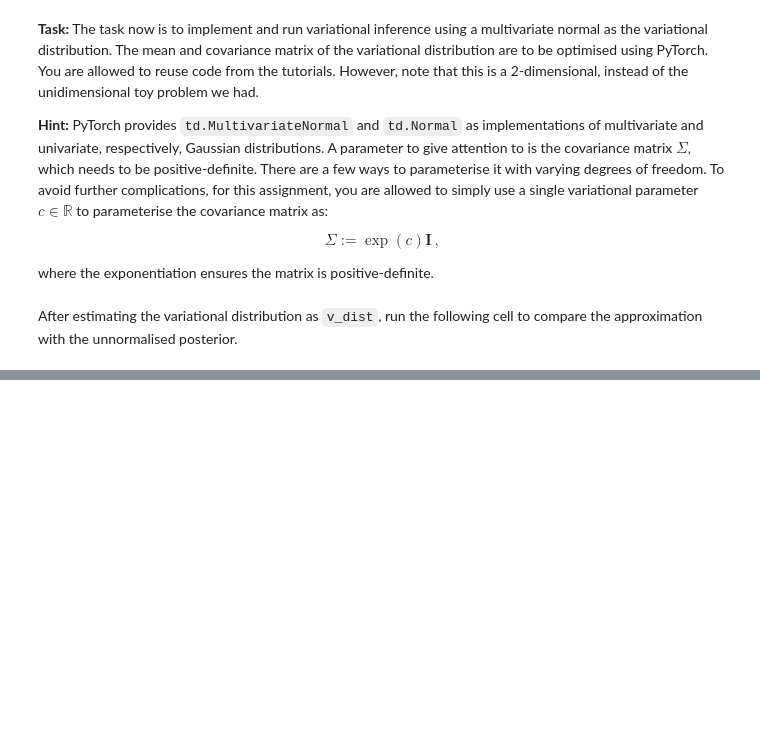
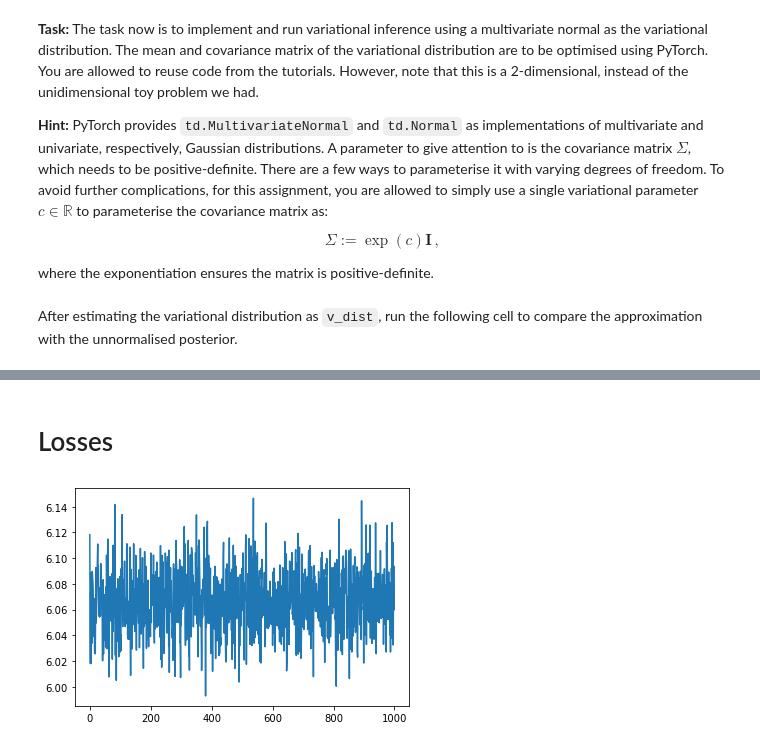
Before and after one commit to megannguyen6898/DATA-5711-MeganNguyen, a Jupyter notebook: DATA5711 - Assignment 2 - Variational Inference.ipynb, the cells around one changed output, grey strips where cells are left out. Drawn from its saved outputs; the diff is of its cells as text; code cells hidden in the pictures; blank space fills up the shorter version.

```diff
--- a/DATA5711 - Assignment 2 - Variational Inference.ipynb
+++ b/DATA5711 - Assignment 2 - Variational Inference.ipynb
@@ -180,3 +137,7 @@ Text(0.5, 1.0, 'Variational approximation')
+# %%
+# Unnormalised log-posterior probability density
+def log_posterior(x):
+    return log_likelihood(x) + log_prior(x)
 # %%
 def kl_divergence(samples,
                   p_distribution,
@@ -193,31 +152,25 @@ zzz = torch.diag(torch.rand([2]))
 # %%
-q_mean = torch.randn([2], requires_grad=True)
-q_sd = torch.diag(torch.rand([2])).requires_grad_(True)
+#TODO: Implement ELBO computation and training loop
+q_mean = torch.randn([2], requires_grad=False)
+c_param = torch.randn([], requires_grad=True)
+q_sd = torch.exp(c_param) * torch.diag(torch.tensor([1,1]))
 
 n_iterations = 1000   # number of iterations to run gradient descent for
-plot_every = 10
-opt = torch.optim.Adam([q_mean, q_sd], lr=1e-2) # optimisation algorithm
-n_samples = 2000     # number of samples of the variational distribution to compute the KL divergence with
+opt = torch.optim.Adam([c_param], lr=1e-1) # optimisation algorithm
+n_samples = 20000     # number of samples of the variational distribution to compute the KL divergence with
 
 losses = torch.zeros(n_iterations)
 
 pbar = trange(n_iterations)
 for t in pbar:
     opt.zero_grad()
-    q_dist = td.MultivariateNormal(q_mean, q_sd)
-    q_samples = q_dist.rsample([n_samples]) # the rsample() method applies the reparameterisation trick,
-                                            # so that we can differentiate through the samples
-#     if t % plot_every == 0:
-#         with torch.no_grad():
-#             plt.plot(test_x, true_p, 'k-', label='Target')
-#             plt.plot(test_x, q_dist.log_prob(test_x).exp(), 'r-', label='Variational')
-#             plt.title(f"Iteration t={t}")
-#             plt.legend()
-#             plt.ylim(0, 2)
-#             plt.show()
-#             plt.pause(0.1)  # for visualisation purposes
-    loss = kl_divergence(q_samples, log_prior, q_dist) # KL divergence empirical approximation
-    loss.backward()
+    v_dist = td.MultivariateNormal(q_mean, q_sd)
+    # the rsample() method applies the reparameterisation trick
+    # so that we can differentiate through the samples
+    q_samples = v_dist.rsample([n_samples])
+
+    loss = kl_divergence(q_samples, log_posterior, v_dist) # KL divergence empirical approximation
+    loss.backward(retain_graph=True)
     opt.step()
     losses[t] = loss.item()
     pbar.set_postfix(loss=loss.item())
@@ -360,0 +195,7 @@ RuntimeError: The size of tensor a (2) must match the size of tensor b (10000) a
+# %% [markdown]
+# Losses
+# %%
+plt.plot(losses)
+plt.show()
+# %% [output]
+[figure, added]
```
Also changed, not shown: parts of 27 cells of this notebook.
